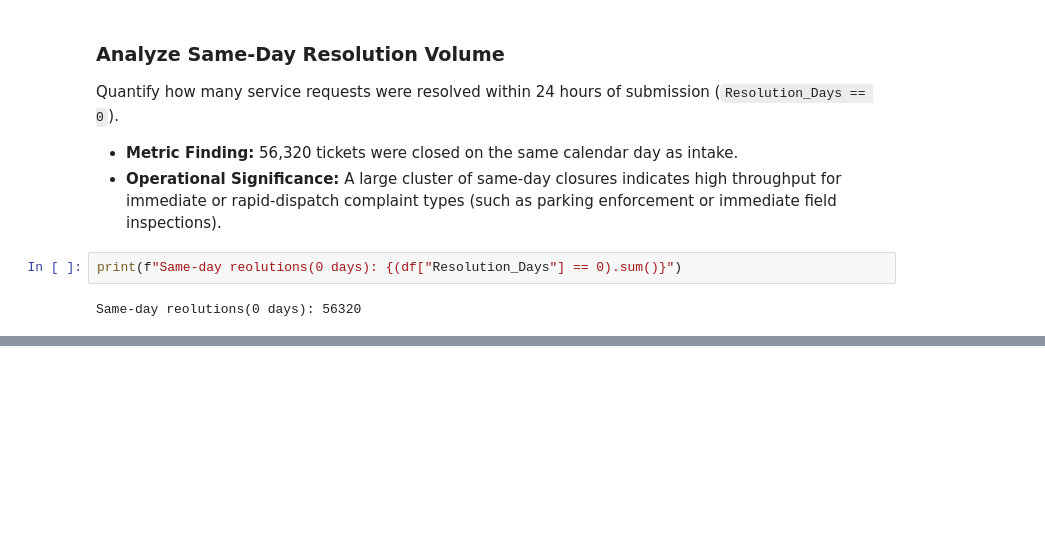
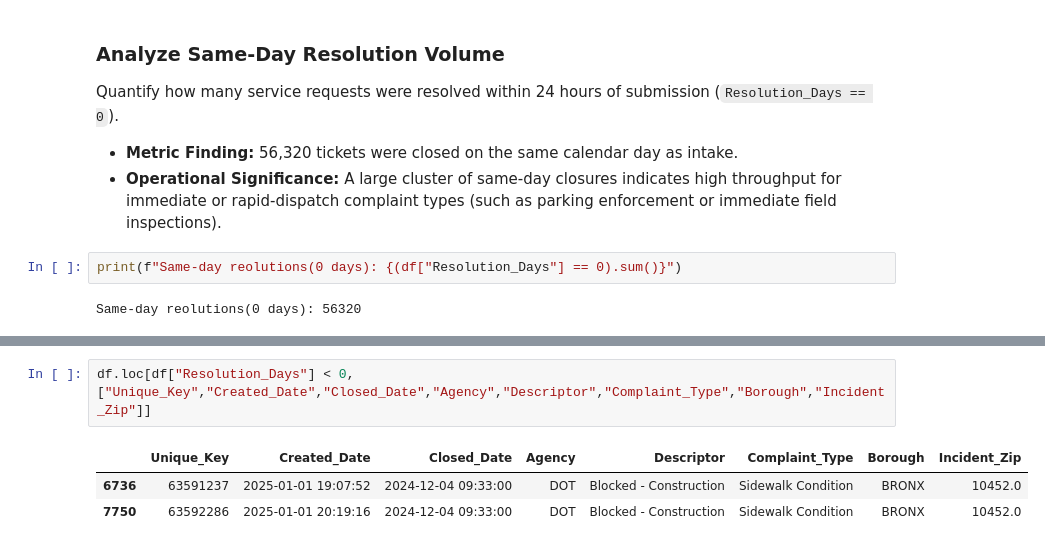
Before and after one commit to JunayedMh/nyc-311-resolution-time-analysis, a Jupyter notebook: notebook/01_cleaning.ipynb, the cells around one changed output, grey strips where cells are left out. Saved outputs shown, nothing was run; the diff lists cells and outputs as text; blank space fills up the shorter version.

```diff
--- a/notebook/01_cleaning.ipynb
+++ b/notebook/01_cleaning.ipynb
@@ -221,0 +292,6 @@ Same-day reolutions(0 days): 56320
+# %%
+df.loc[df["Resolution_Days"] < 0, ["Unique_Key","Created_Date","Closed_Date","Agency","Descriptor","Complaint_Type","Borough","Incident_Zip"]]
+# %% [output]
+|  | Unique_Key | Created_Date | Closed_Date | Agency | Descriptor | Complaint_Type | Borough | Incident_Zip |
+| 6736 | 63591237 | 2025-01-01 19:07:52 | 2024-12-04 09:33:00 | DOT | Blocked - Construction | Sidewalk Condition | BRONX | 10452.0 |
+| 7750 | 63592286 | 2025-01-01 20:19:16 | 2024-12-04 09:33:00 | DOT | Blocked - Construction | Sidewalk Condition | BRONX | 10452.0 |
```
Also changed, not shown: parts of 26 cells of this notebook.
